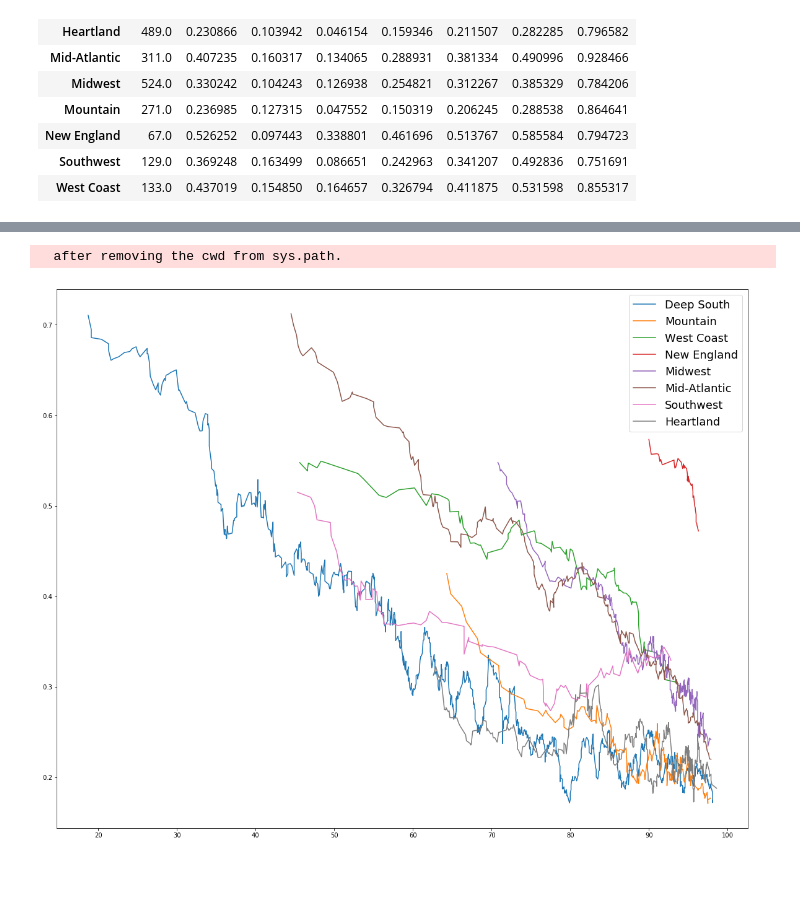
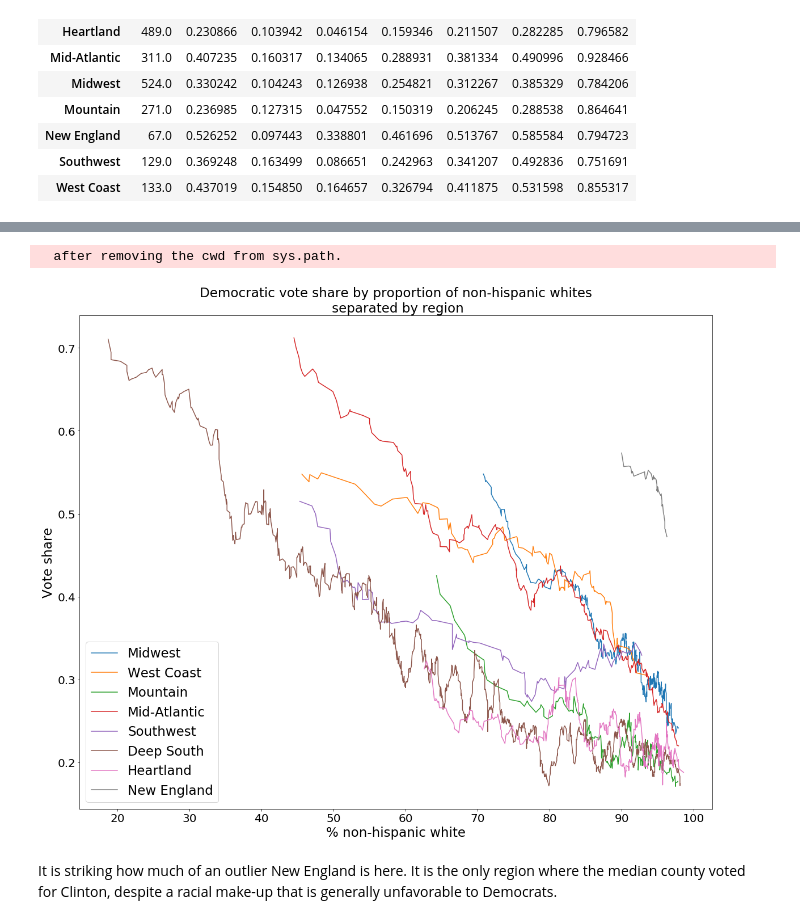
Before and after one commit to r-broderick/election_2016, a Jupyter notebook: 2016 Election Notebook v2.ipynb, the cells around one changed output, grey strips where cells are left out. Drawn from its saved outputs; the diff is of its cells as text; code cells hidden in the pictures; blank space fills up the shorter version.

```diff
--- a/2016 Election Notebook v2.ipynb
+++ b/2016 Election Notebook v2.ipynb
@@ -663,21 +725,27 @@ plt.show()
 # %%
 white_by_reg = {}
 plt.figure(figsize=(20, 16))
 for region in set(region_dict.values()) - {np.nan, 'Hawaii', 'Alaska'}:
     white_by_reg[region] = (full_1216_df[full_1216_df['region'] == region].\
             sort_values(by = '% non-hisp. white')['% non-hisp. white'],\
             pd.rolling_mean(full_1216_df\
             [full_1216_df['region'] == region].\
             sort_values(by = '% non-hisp. white')['% Dem 16'], 25))
 for region in set(region_dict.values()) - {np.nan, 'Hawaii', 'Alaska'}:
     plt.plot(white_by_reg[region][0], white_by_reg[region][1], \
                                                      label = region)
-plt.legend(loc = 'upper right', fontsize = 18)
 #plt.gca().set_xscale('log')
+plt.xlabel('% non-hispanic white', fontsize = 23)
+plt.ylabel('Vote share', fontsize = 23)
+plt.title('Democratic vote share by proportion of non-hispanic whites\n separated by region', fontsize = 23)
+plt.legend(loc = 'lower left', fontsize = 23)
+plt.gca().tick_params('both', labelsize = 20)
 plt.show()
 # %% [output]
   after removing the cwd from sys.path.
-[figure, old version]
+[figure, new version]
+# %% [markdown]
+It is striking how much of an outlier New England is here. It is the only region where the median county voted for Clinton, despite a racial make-up that is generally unfavorable to Democrats.
 # %%
 whites_college_by_reg = {}
 plt.figure(figsize=(20, 16))
```
Also changed, not shown: parts of 16 cells of this notebook.
